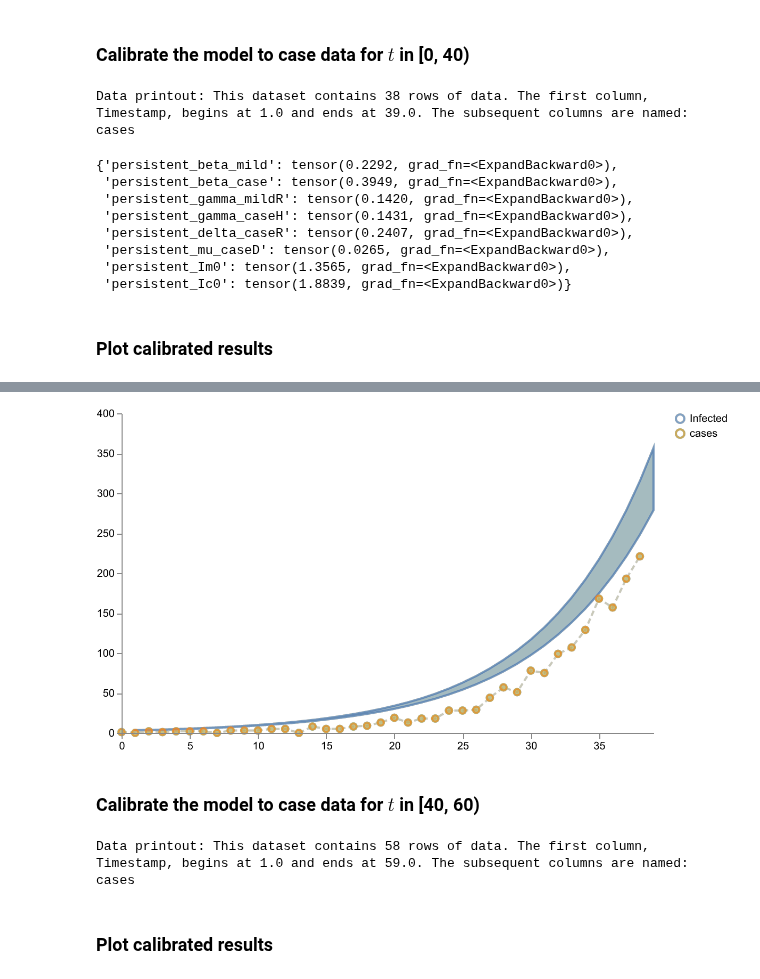
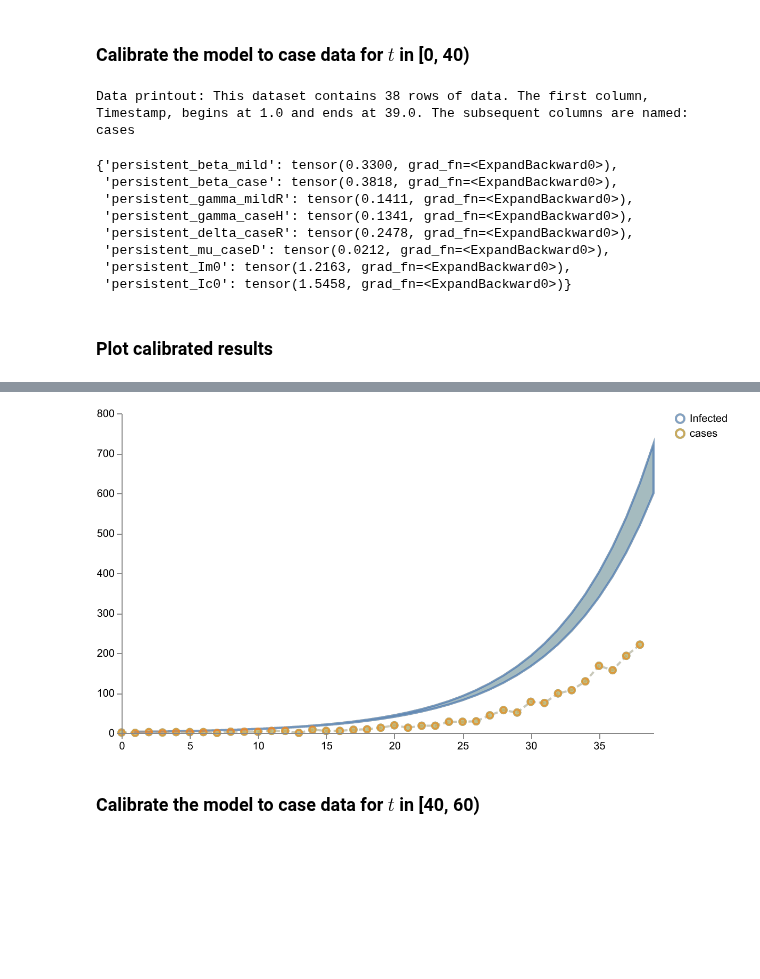
Before and after one commit to ciemss/program-milestones, a Jupyter notebook: 18-month-milestone/hackathon/epi/scenario1/ciemss/scenario1.ipynb, the cells around one changed output, grey strips where cells are left out. Drawn from its saved outputs; the diff is of its cells as text; code cells hidden in the pictures; blank space fills up the shorter version.

Commit message:
changing calibration for S1 models, adding new notebook

```diff
--- a/18-month-milestone/hackathon/epi/scenario1/ciemss/scenario1.ipynb
+++ b/18-month-milestone/hackathon/epi/scenario1/ciemss/scenario1.ipynb
@@ -258,10 +257,13 @@ with open("SEIIRHD_model_" + COUNTRY + ".json', 'w') as fh:
 # %%
-# From url
-MODEL_PATH = "https://raw.githubusercontent.com/ciemss/program-milestones/epi-scenario-1/18-month-milestone/hackathon/epi/scenario1/ciemss/"
-model1 = os.path.join(MODEL_PATH, "SEIIRHD_model_" + COUNTRY + ".json")
+COUNTRY = "France"
+local = True
 
-# Local
-# model1 = "SEIIRHD_model_France.json"
+if local:
+    model = "SEIIRHD_model_France.json"
+else:
+    # From url
+    MODEL_PATH = "https://raw.githubusercontent.com/ciemss/program-milestones/epi-scenario-1/18-month-milestone/hackathon/epi/scenario1/ciemss/"
+    model = os.path.join(MODEL_PATH, "SEIIRHD_model_" + COUNTRY + ".json")
 # %% [markdown]
 ### Set simulation parameters
 # %%
@@ -295,26 +289,26 @@ plots.ipy_display(schema, dpi=150)
 dataset = COUNTRY + "_data1.csv"
 data_mapping = {"cases": "infected"}
 
-num_iterations = 100
-calibrated_results = pyciemss.calibrate(model1, dataset, data_mapping=data_mapping, num_iterations=num_iterations)
+num_iterations = 200
+calibrated_results = pyciemss.calibrate(model, dataset, data_mapping=data_mapping, num_iterations=num_iterations)
 parameter_estimates = calibrated_results["inferred_parameters"]
 parameter_estimates()
 # %% [output]
 Data printout: This dataset contains 38 rows of data. The first column, Timestamp, begins at 1.0 and ends at 39.0. The subsequent columns are named: cases
-{'persistent_beta_mild': tensor(0.2292, grad_fn=<ExpandBackward0>),
- 'persistent_beta_case': tensor(0.3949, grad_fn=<ExpandBackward0>),
- 'persistent_gamma_mildR': tensor(0.1420, grad_fn=<ExpandBackward0>),
- 'persistent_gamma_caseH': tensor(0.1431, grad_fn=<ExpandBackward0>),
- 'persistent_delta_caseR': tensor(0.2407, grad_fn=<ExpandBackward0>),
- 'persistent_mu_caseD': tensor(0.0265, grad_fn=<ExpandBackward0>),
- 'persistent_Im0': tensor(1.3565, grad_fn=<ExpandBackward0>),
- 'persistent_Ic0': tensor(1.8839, grad_fn=<ExpandBackward0>)}
+{'persistent_beta_mild': tensor(0.3300, grad_fn=<ExpandBackward0>),
+ 'persistent_beta_case': tensor(0.3818, grad_fn=<ExpandBackward0>),
+ 'persistent_gamma_mildR': tensor(0.1411, grad_fn=<ExpandBackward0>),
+ 'persistent_gamma_caseH': tensor(0.1341, grad_fn=<ExpandBackward0>),
+ 'persistent_delta_caseR': tensor(0.2478, grad_fn=<ExpandBackward0>),
+ 'persistent_mu_caseD': tensor(0.0212, grad_fn=<ExpandBackward0>),
+ 'persistent_Im0': tensor(1.2163, grad_fn=<ExpandBackward0>),
+ 'persistent_Ic0': tensor(1.5458, grad_fn=<ExpandBackward0>)}
 # %% [markdown]
 ### Plot calibrated results
 # %%
 start_time = 0.0
 end_time = 40.0
-calibrated_sample_results = pyciemss.sample(model1, end_time, logging_step_size, num_samples,
+calibrated_sample_results = pyciemss.sample(model, end_time, logging_step_size, num_samples,
                 start_time=start_time, inferred_parameters=parameter_estimates)
 display(calibrated_sample_results["data"].head())
 
@@ -346,15 +340,3 @@ plots.ipy_display(schema, dpi=150)
-[figure, old version]
+[figure, new version]
 # %% [markdown]
 ### Calibrate the model to case data for $t$ in [40, 60)
-# %%
-dataset = COUNTRY + "_data2.csv"
-data_mapping = {"cases": "infected"}
-
-num_iterations = 100
-calibrated_results = pyciemss.calibrate(model1, dataset, data_mapping=data_mapping, num_iterations=num_iterations)
-parameter_estimates = calibrated_results["inferred_parameters"]
-parameter_estimates()
-# %% [output]
-Data printout: This dataset contains 58 rows of data. The first column, Timestamp, begins at 1.0 and ends at 59.0. The subsequent columns are named: cases
-# %% [markdown]
-### Plot calibrated results
```
Also changed, not shown: parts of 33 cells of this notebook, 3 other files.
